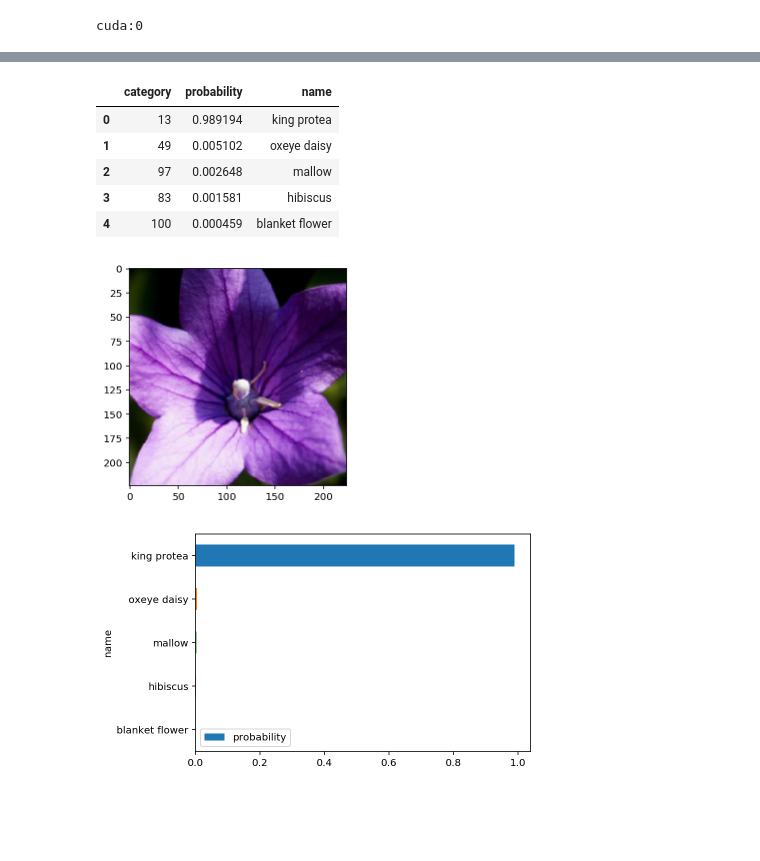
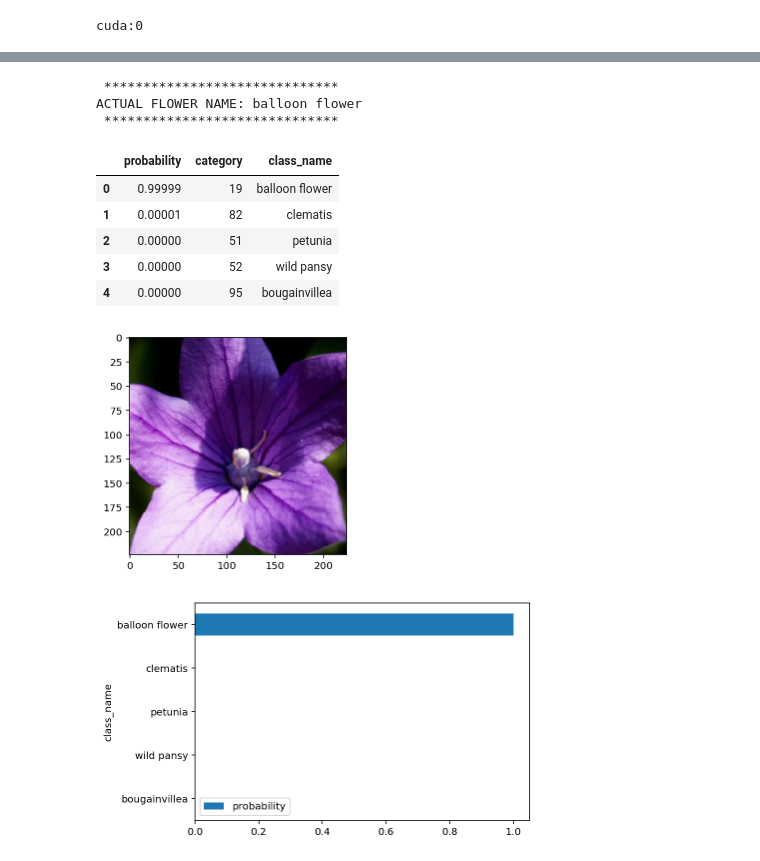
Before and after one commit to jmnickerson05/udacity_image_classifier, a Jupyter notebook: Image Classifier Project.ipynb, the cells around one changed output, grey strips where cells are left out. Cells and saved outputs as stored; diff of their text form; code cells hidden in the pictures; blank space fills up the shorter version.

```diff
--- a/Image Classifier Project.ipynb
+++ b/Image Classifier Project.ipynb
@@ -391,13 +477,12 @@ def process_image(image_path):
     ''' Scales, crops, and normalizes a PIL image for a PyTorch model,
         returns an Numpy array
     '''
-    return transforms.Compose([
-            transforms.Resize(255),
-            transforms.CenterCrop(224),
-            transforms.ToTensor(),
-            transforms.Normalize([0.485, 0.456, 0.406],
-                         [0.229, 0.224, 0.225])
-        ])(PIL.Image.open(image_path))
+    return transforms.Compose([transforms.Resize(255),
+                               transforms.CenterCrop(224),
+                               transforms.ToTensor(),
+                               transforms.Normalize([0.485, 0.456, 0.406],
+                                                    [0.229, 0.224, 0.225])
+                               ])(PIL.Image.open(image_path))
 # %% [markdown]
 To check your work, the function below converts a PyTorch tensor and displays it in the notebook. If your `process_image` function works, running the output through this function should return the original image (except for the cropped out portions).
 # %%
@@ -453,12 +538,25 @@ cuda:0
 # %%
 def predict(image_path, model, topk=5):
     # Transform
+    actual_category = cat_to_name[image_path.split('/')[2]]
     inputs = process_image(image_path).unsqueeze(0)
     model.eval()
     model, inputs = model.to(device), inputs.to(device)
     prob = nnf.softmax(model(inputs), dim=1)
+    class_to_idx = image_datasets['train'].class_to_idx
+    idx_to_class = {val: key for key, val in class_to_idx.items()}
     top_p, top_class = prob.topk(5, dim = 1)
-    return pd.DataFrame({'probability': top_p.cpu().detach().numpy()[0],
-                         'category': top_class.cpu().detach().numpy()[0]})
+    top_class = [idx_to_class[int(idx)] for idx in top_class[0]]
+    top_p = [p.cpu().detach().numpy() for p in top_p[0]]
+    class_name = [cat_to_name[t] for t in top_class]
+    print('\n','*'*30, f'\nACTUAL FLOWER NAME: {actual_category}\n', '*'*30)
+    df = pd.DataFrame({'probability': top_p,
+                     'category': top_class,
+                        'class_name': class_name})
+    df['probability'] = df['probability'].astype(float).round(5)
+    return df
+#     return pd.DataFrame({'probability': top_p.cpu().detach().numpy()[0],
+#                      'category': top_class.cpu().detach().numpy()[0]})
 
-# predict('flowers/test/19/image_06175.jpg', model)
+
+predict('flowers/test/19/image_06175.jpg', model)
@@ -473,29 +581,28 @@ You can convert from the class integer encoding to actual flower names with the
 # %%
 def predict_and_plot(model, img_path, cat_to_name):
     imshow(process_image(img_path))
     pred = predict(img_path, model)
+    display(pred)
     pred = pred.sort_values(by='probability', ascending=False)[
-        ['category','probability']
+        ['category','probability','class_name']
     ]
-    pred['name'] = pred.category.apply(
-        lambda x: cat_to_name[str(int(x))]
-    )
     pred['category'] = pred['category'].astype(int)
-    display(pred)
-    ax = (pred.sort_values(by='probability', ascending=False)
-          .plot.barh(x='name',y='probability'))
+    ax = (pred[['class_name', 'probability']].sort_values(by='probability', ascending=False)
+          .plot.barh(x='class_name',y='probability'))
     ax.invert_yaxis()
-
 
 predict_and_plot(model, 'flowers/test/19/image_06175.jpg', cat_to_name)
 # predict_and_plot(model, 'flowers/test/28/image_05277.jpg', cat_to_name)
 # predict_and_plot(model, 'flowers/test/25/image_06593.jpg', cat_to_name)
 # %% [output]
+ ******************************
+ACTUAL FLOWER NAME: balloon flower
+ ******************************
-|  | category | probability | name |
-| 0 | 13 | 0.989194 | king protea |
-| 1 | 49 | 0.005102 | oxeye daisy |
-| 2 | 97 | 0.002648 | mallow |
-| 3 | 83 | 0.001581 | hibiscus |
-| 4 | 100 | 0.000459 | blanket flower |
+|  | probability | category | class_name |
+| 0 | 0.99999 | 19 | balloon flower |
+| 1 | 0.00001 | 82 | clematis |
+| 2 | 0.00000 | 51 | petunia |
+| 3 | 0.00000 | 52 | wild pansy |
+| 4 | 0.00000 | 95 | bougainvillea |
 [figure]
-[figure, old version]
+[figure, new version]
```
Also changed, not shown: parts of 14 cells of this notebook, 1 other file.
